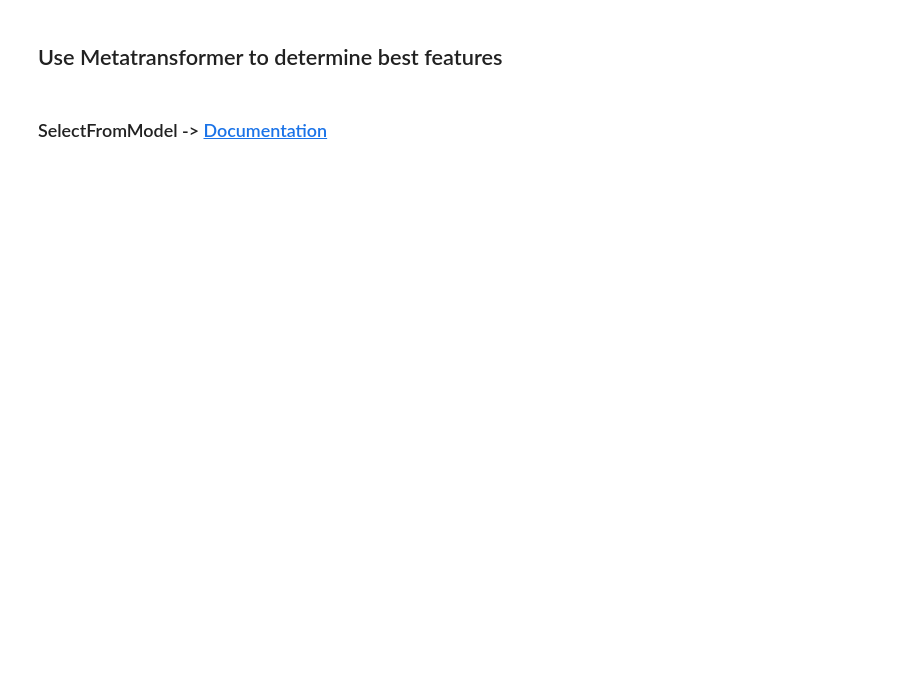
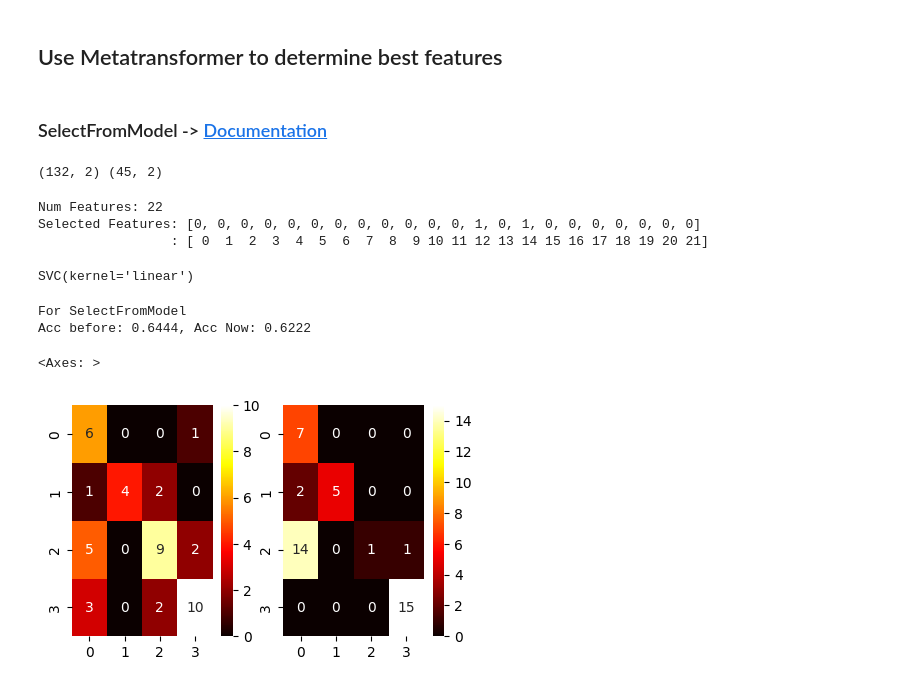
Before and after one commit to EddyTheSaint/ML_J10, a Jupyter notebook: Sem_8/Feature_selection.ipynb, the cells around one changed output. Saved outputs shown, nothing was run; the diff lists cells and outputs as text; code cells hidden in the pictures; blank space fills up the shorter version.

```diff
--- a/Sem_8/Feature_selection.ipynb
+++ b/Sem_8/Feature_selection.ipynb
@@ -196,21 +249,32 @@ print("For Recursive feature elimination")
 from sklearn.feature_selection import SelectFromModel
 
 # Create a new SVC classifier
-clf = _
+clf = SVC(kernel='linear')
 
 # Compute metatransformer
-sfm = SelectFromModel(estimator = clf)
+sfm = SelectFromModel(estimator = clf, threshold=1, max_features=2)
 
 best_features = sfm.fit(X_train, y_train)
 # %%
 # Transform best features
-best_train = _
-best_test  = _
+best_train = sfm.transform(X_train)
+best_test  = sfm.transform(X_test)
 
 print(best_train.shape, best_test.shape)
+# %% [output]
+(132, 2) (45, 2)
 # %%
 print("Num Features: %d" % sfm.n_features_in_)
-print("Selected Features: %s" % _ )
+print("Selected Features: %s" % np.array(sfm.get_support(), dtype=int).tolist() )
 print("                 : %s" % np.arange(22))
+# %% [output]
+Num Features: 22
+Selected Features: [0, 0, 0, 0, 0, 0, 0, 0, 0, 0, 0, 0, 1, 0, 1, 0, 0, 0, 0, 0, 0, 0]
+                 : [ 0  1  2  3  4  5  6  7  8  9 10 11 12 13 14 15 16 17 18 19 20 21]
 # %%
 # Retrain classifier on best features and make predictions
+svm_best = SVC(kernel='linear')
+
+svm_best.fit(best_train, y_train)
+# %% [output]
+SVC(kernel='linear')
@@ -222,0 +281,17 @@ print("For Recursive feature elimination")
+# %%
+predictions = svm_best.predict(best_test)
+
+# Compute metrics
+acc_best = accuracy_score(y_test, predictions)
+cm_best  = confusion_matrix(y_test, predictions)
+
+print("For SelectFromModel")
+print("Acc before: {0:.4f}, Acc Now: {1:.4f}".format(acc, acc_best))
+_, axes = plt.subplots(1,2,figsize=(5,3))
+sns.heatmap(cm, annot=True, cmap='hot', ax=axes[0])
+sns.heatmap(cm_best, annot=True, cmap='hot', ax=axes[1])
+# %% [output]
+For SelectFromModel
+Acc before: 0.6444, Acc Now: 0.6222
+<Axes: >
+[figure, added]
```
Also changed, not shown: parts of 14 cells of this notebook, 1 other file.
